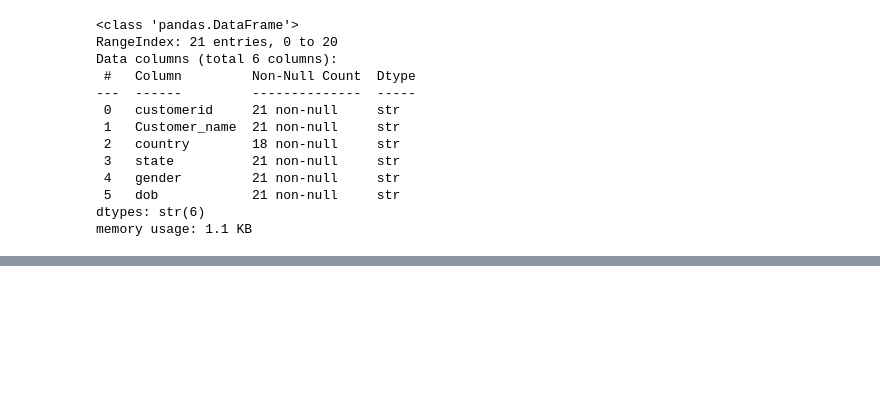
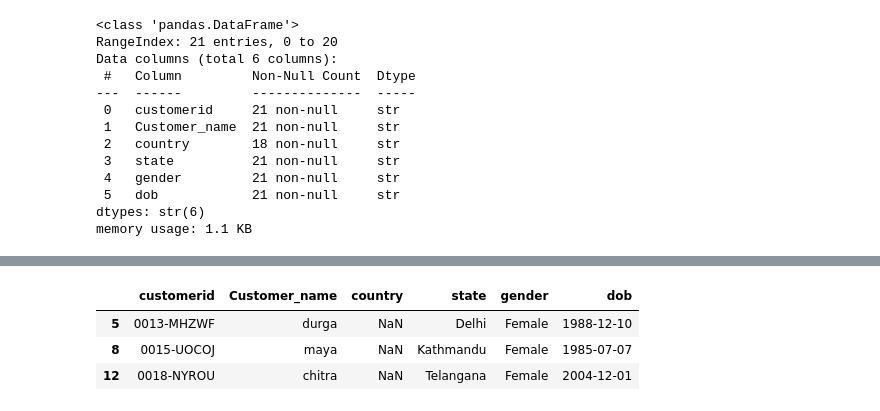
Before and after one commit to Nigam2004/Churn_Analysis, a Jupyter notebook: Churn_analysis.ipynb, the cells around one changed output, grey strips where cells are left out. Cells and saved outputs as stored; diff of their text form; code cells hidden in the pictures; blank space fills up the shorter version.

```diff
--- a/Churn_analysis.ipynb
+++ b/Churn_analysis.ipynb
@@ -120,0 +121,8 @@ df_db_customer
+# %%
+## Fix missing values-countries
+df_db_customer[df_db_customer['country'].isnull()]
+# %% [output]
+|  | customerid | Customer_name | country | state | gender | dob |
+| 5 | 0013-MHZWF | durga | NaN | Delhi | Female | 1988-12-10 |
+| 8 | 0015-UOCOJ | maya | NaN | Kathmandu | Female | 1985-07-07 |
+| 12 | 0018-NYROU | chitra | NaN | Telangana | Female | 2004-12-01 |
```
Also changed, not shown: parts of 11 cells of this notebook.
